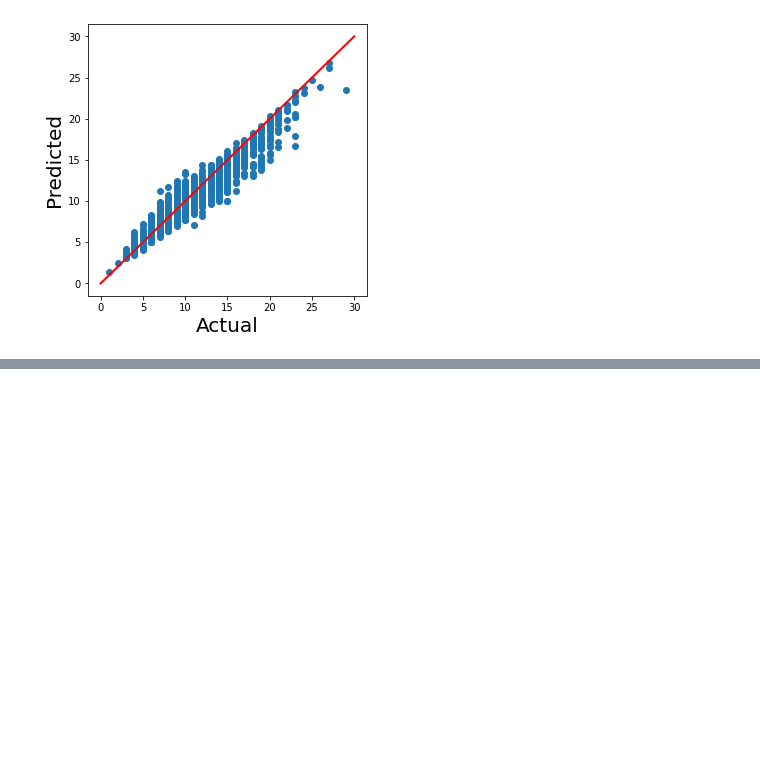
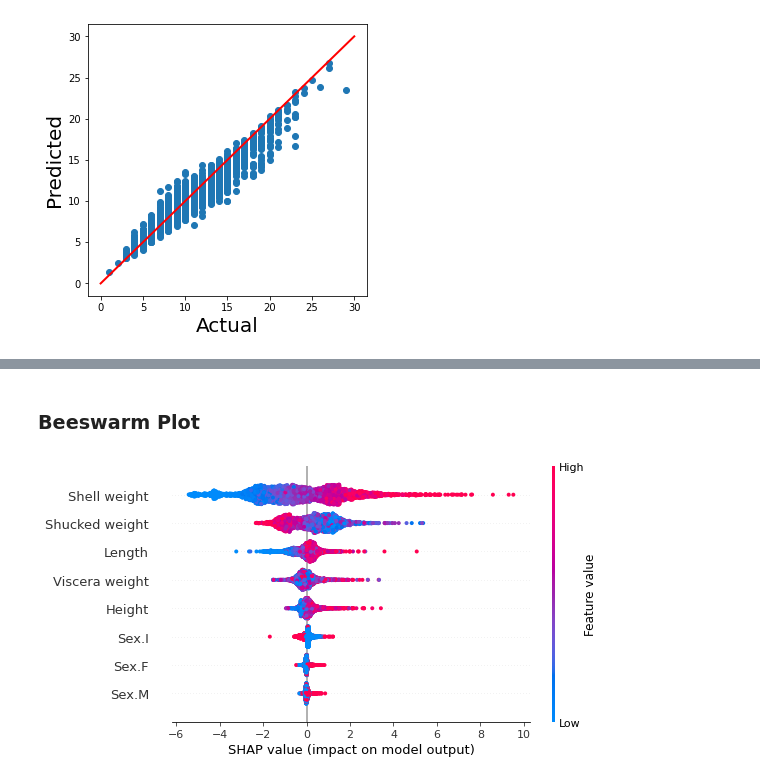
Before and after one commit to Abedeen25/Multiclass-classifiation-and-explainability, a Jupyter notebook: SHAP_01.ipynb, the cells around one changed output, grey strips where cells are left out. Drawn from its saved outputs; the diff is of its cells as text; code cells hidden in the pictures; blank space fills up the shorter version.

```diff
--- a/SHAP_01.ipynb
+++ b/SHAP_01.ipynb
@@ -147,0 +186,6 @@ Text(0.5, 0, 'Actual')
+# %% [markdown]
+### Beeswarm Plot
+# %%
+shap.plots.beeswarm(shap_values)
+# %% [output]
+[figure, added]
```
Also changed, not shown: parts of 14 cells of this notebook.
